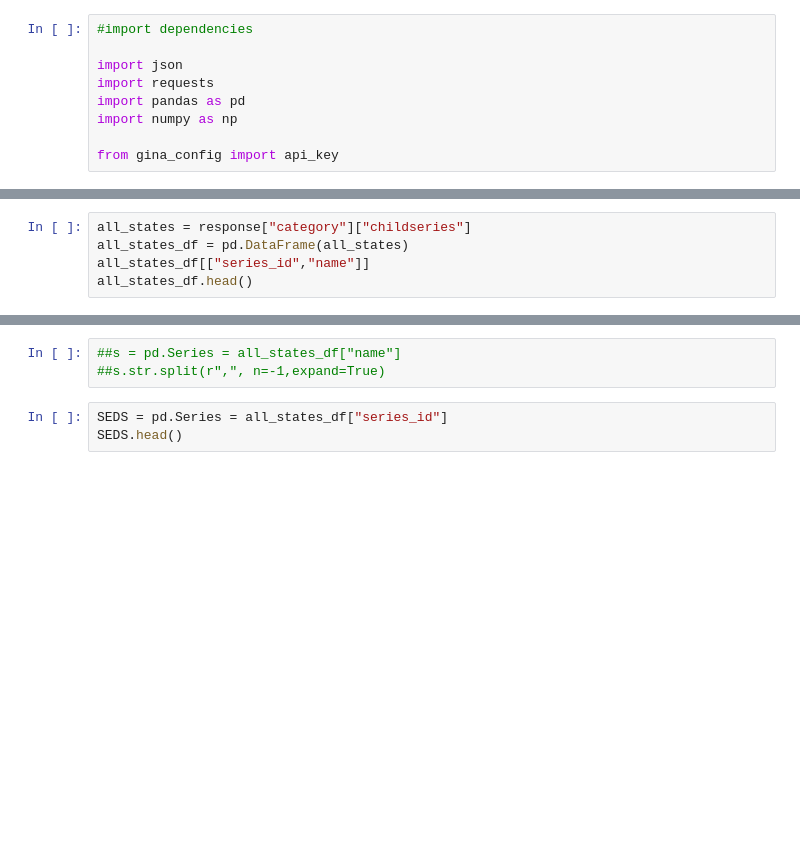
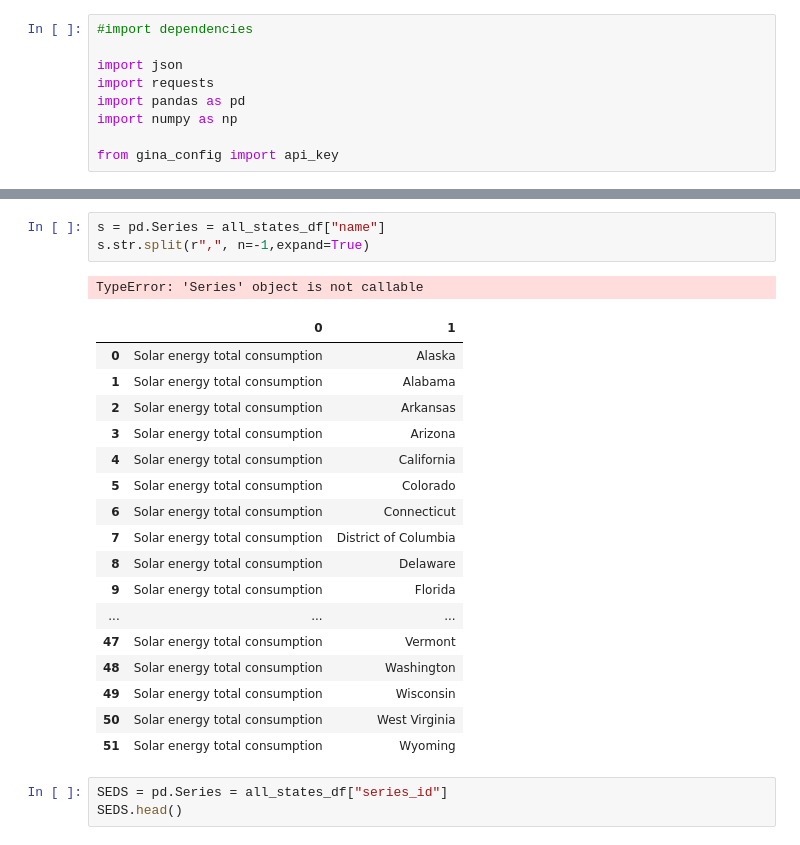
Before and after one commit to Asia-Hewett/solar_v_emissions_project, a Jupyter notebook: EIA data.ipynb, the cells around one changed output, grey strips where cells are left out. Cells and saved outputs as stored; diff of their text form; blank space fills up the shorter version.

Commit message:
Explore state series ids

```diff
--- a/EIA data.ipynb
+++ b/EIA data.ipynb
@@ -34,8 +35,3 @@ print(json.dumps(response, indent=1, sort_keys=True))
   "command": "category"
  }
 }
-# %%
-all_states = response["category"]["childseries"]
-all_states_df = pd.DataFrame(all_states)
-all_states_df[["series_id","name"]]
-all_states_df.head()
@@ -49,6 +69,25 @@ all_states_df.head()
 # %%
-##s = pd.Series = all_states_df["name"]
-##s.str.split(r",", n=-1,expand=True)
+s = pd.Series = all_states_df["name"]
+s.str.split(r",", n=-1,expand=True)
+# %% [output]
+TypeError: 'Series' object is not callable
+|  | 0 | 1 |
+| 0 | Solar energy total consumption | Alaska |
+| 1 | Solar energy total consumption | Alabama |
+| 2 | Solar energy total consumption | Arkansas |
+| 3 | Solar energy total consumption | Arizona |
+| 4 | Solar energy total consumption | California |
+| 5 | Solar energy total consumption | Colorado |
+| 6 | Solar energy total consumption | Connecticut |
+| 7 | Solar energy total consumption | District of Columbia |
+| 8 | Solar energy total consumption | Delaware |
+| 9 | Solar energy total consumption | Florida |
+| ... | ... | ... |
+| 47 | Solar energy total consumption | Vermont |
+| 48 | Solar energy total consumption | Washington |
+| 49 | Solar energy total consumption | Wisconsin |
+| 50 | Solar energy total consumption | West Virginia |
+| 51 | Solar energy total consumption | Wyoming |
 # %%
 SEDS = pd.Series = all_states_df["series_id"]
 SEDS.head()
```
Also changed, not shown: parts of 5 cells of this notebook.
